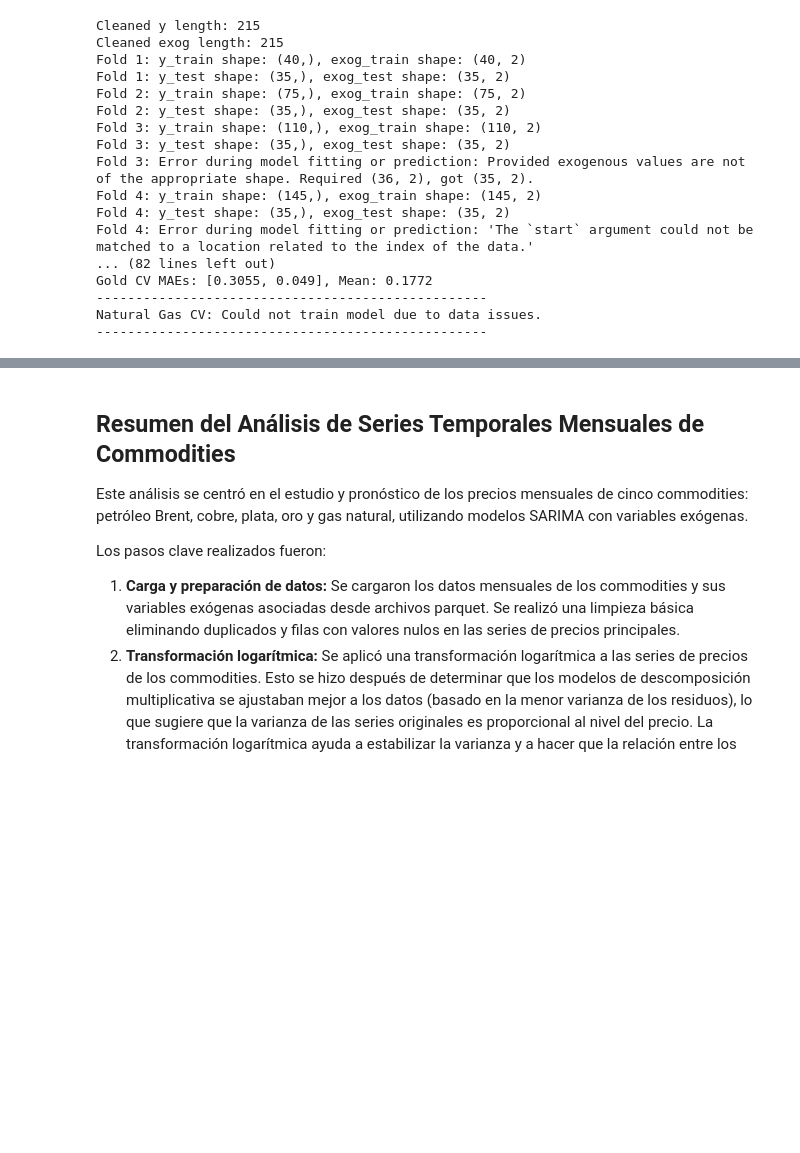
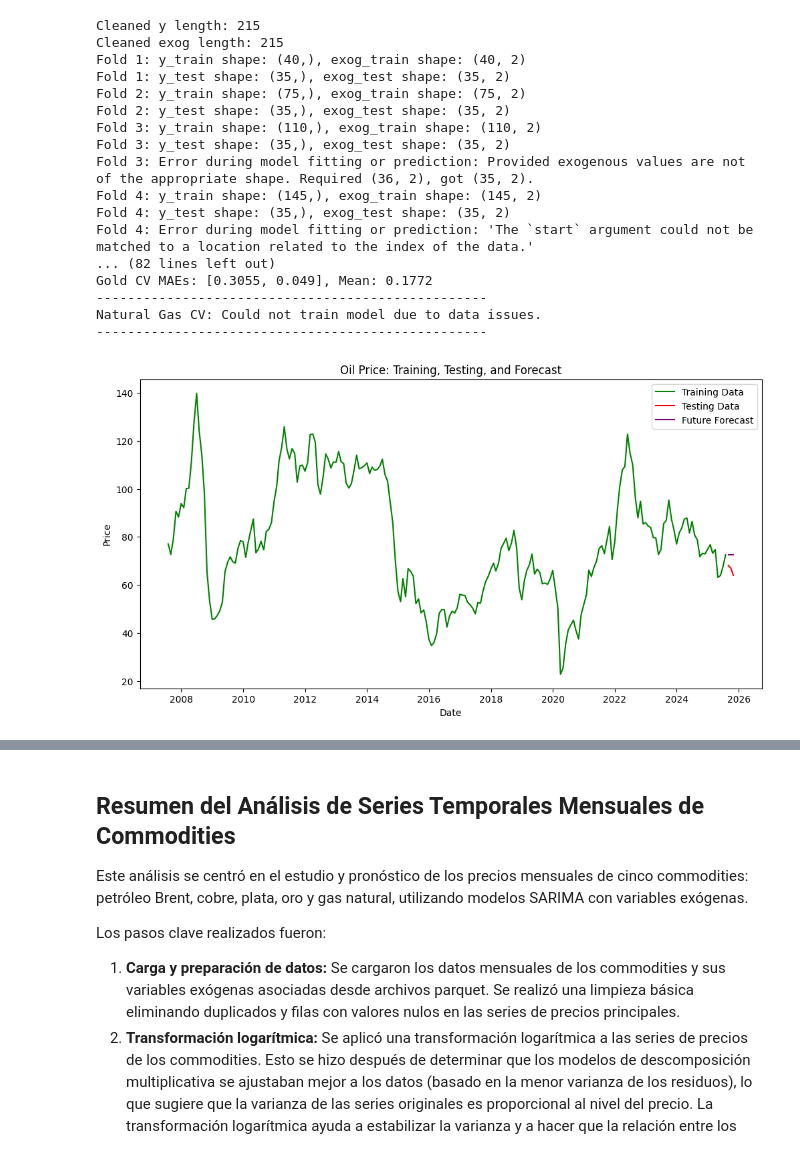
Before and after one commit to MaxLinares/afg_, a Jupyter notebook: afg_II.ipynb, the cells around one changed output, grey strips where cells are left out. Drawn from its saved outputs; the diff is of its cells as text; code cells hidden in the pictures; blank space fills up the shorter version.

```diff
--- a/afg_II.ipynb
+++ b/afg_II.ipynb
@@ -515,6 +515,10 @@ def find_best_sarima_params(ts_data, seasonal_period=12):
                               n_jobs=-1,    # Para usar todos los núcleos del CPU disponibles para paralelizar las tareas
                               max_d=1,  # Diferenciación máxima
                               max_D=1,  #Diferenciación máxima
+                              max_P=2,
+                              max_p=2,
+                              max_q=2,
+                              max_Q=2,
                                stepwise=True)       # Use stepwise search
     return best_model
 
@@ -1035,3 +1043,93 @@ Gold CV MAEs: [0.3055, 0.049], Mean: 0.1772
 --------------------------------------------------
 Natural Gas CV: Could not train model due to data issues.
 --------------------------------------------------
+# %%
+# Specify the number of future time steps for forecasting (should match the forecast length)
+n_forecast = 3 # Assuming n_forecast is still 3 from previous cells
+
+# Get the last date from the training data for each commodity
+last_oil_date = oil_train.index[-1]
+last_copper_date = copper_train.index[-1]
+last_silver_date = silver_train.index[-1]
+last_gold_date = gold_train.index[-1]
+last_natural_gas_date = natural_gas_train.index[-1]
+
+# Generate future dates for the forecast period (monthly frequency)
+oil_forecast_dates = pd.date_range(start=last_oil_date + pd.DateOffset(months=1) + pd.offsets.MonthEnd(0), periods=n_forecast, freq='MS')
+copper_forecast_dates = pd.date_range(start=last_copper_date + pd.DateOffset(months=1) + pd.offsets.MonthEnd(0), periods=n_forecast, freq='MS')
+silver_forecast_dates = pd.date_range(start=last_silver_date + pd.DateOffset(months=1) + pd.offsets.MonthEnd(0), periods=n_forecast, freq='MS')
+gold_forecast_dates = pd.date_range(start=last_gold_date + pd.DateOffset(months=1) + pd.offsets.MonthEnd(0), periods=n_forecast, freq='MS')
+natural_gas_forecast_dates = pd.date_range(start=last_natural_gas_date + pd.DateOffset(months=1) + pd.offsets.MonthEnd(0), periods=n_forecast, freq='MS')
+
+# Plotting for Oil
+plt.figure(figsize=(12, 6))
+plt.plot(oil_train.index, np.exp(oil_train), label='Training Data', color='green')
+plt.plot(oil_test.index, np.exp(oil_test), label='Testing Data', color='red')
+# Ensure the length of forecast dates matches the forecast values
+if len(oil_forecast_dates) == len(oil_future_forecast_original):
+    plt.plot(oil_forecast_dates, oil_future_forecast_original, label='Future Forecast', color='purple')
+else:
+    print("Warning: Length of oil_forecast_dates and oil_future_forecast_original do not match.")
+plt.title('Oil Price: Training, Testing, and Forecast')
+plt.xlabel('Date')
+plt.ylabel('Price')
+plt.legend()
+plt.show()
+
+# Plotting for Copper
+plt.figure(figsize=(12, 6))
+plt.plot(copper_train.index, np.exp(copper_train), label='Training Data', color='green')
+plt.plot(copper_test.index, np.exp(copper_test), label='Testing Data', color='red')
+if len(copper_forecast_dates) == len(copper_future_forecast_original):
+    plt.plot(copper_forecast_dates, copper_future_forecast_original, label='Future Forecast', color='purple')
+else:
+    print("Warning: Length of copper_forecast_dates and copper_future_forecast_original do not match.")
+plt.title('Copper Price: Training, Testing, and Forecast')
+plt.xlabel('Date')
+plt.ylabel('Price')
+plt.legend()
+plt.show()
+
+# Plotting for Silver
+plt.figure(figsize=(12, 6))
+plt.plot(silver_train.index, np.exp(silver_train), label='Training Data', color='green')
+plt.plot(silver_test.index, np.exp(silver_test), label='Testing Data', color='red')
+if len(silver_forecast_dates) == len(silver_future_forecast_original):
+     plt.plot(silver_forecast_dates, silver_future_forecast_original, label='Future Forecast', color='purple')
+else:
+    print("Warning: Length of silver_forecast_dates and silver_future_forecast_original do not match.")
+plt.title('Silver Price: Training, Testing, and Forecast')
+plt.xlabel('Date')
+plt.ylabel('Price')
+plt.legend()
+plt.show()
+
+# Plotting for Gold
+plt.figure(figsize=(12, 6))
+plt.plot(gold_train.index, np.exp(gold_train), label='Training Data', color='green')
+plt.plot(gold_test.index, np.exp(gold_test), label='Testing Data', color='red')
+if len(gold_forecast_dates) == len(gold_future_forecast_original):
+    plt.plot(gold_forecast_dates, gold_future_forecast_original, label='Future Forecast', color='purple')
+else:
+    print("Warning: Length of gold_forecast_dates and gold_future_forecast_original do not match.")
+plt.title('Gold Price: Training, Testing, and Forecast')
+plt.xlabel('Date')
+plt.ylabel('Price')
+plt.legend()
+plt.show()
+
+# Plotting for Natural Gas
+plt.figure(figsize=(12, 6))
+plt.plot(natural_gas_train.index, np.exp(natural_gas_train), label='Training Data', color='green')
+plt.plot(natural_gas_test.index, np.exp(natural_gas_test), label='Testing Data', color='red')
+if len(natural_gas_forecast_dates) == len(natural_gas_future_forecast_original):
+    plt.plot(natural_gas_forecast_dates, natural_gas_future_forecast_original, label='Future Forecast', color='purple')
+else:
+    print("Warning: Length of natural_gas_forecast_dates and natural_gas_future_forecast_original do not match.")
+plt.title('Natural Gas Price: Training, Testing, and Forecast')
+plt.xlabel('Date')
+plt.ylabel('Price')
+plt.legend()
+plt.show()
+# %% [output]
+[figure, added]
```
Also changed, not shown: parts of 6 cells of this notebook.
